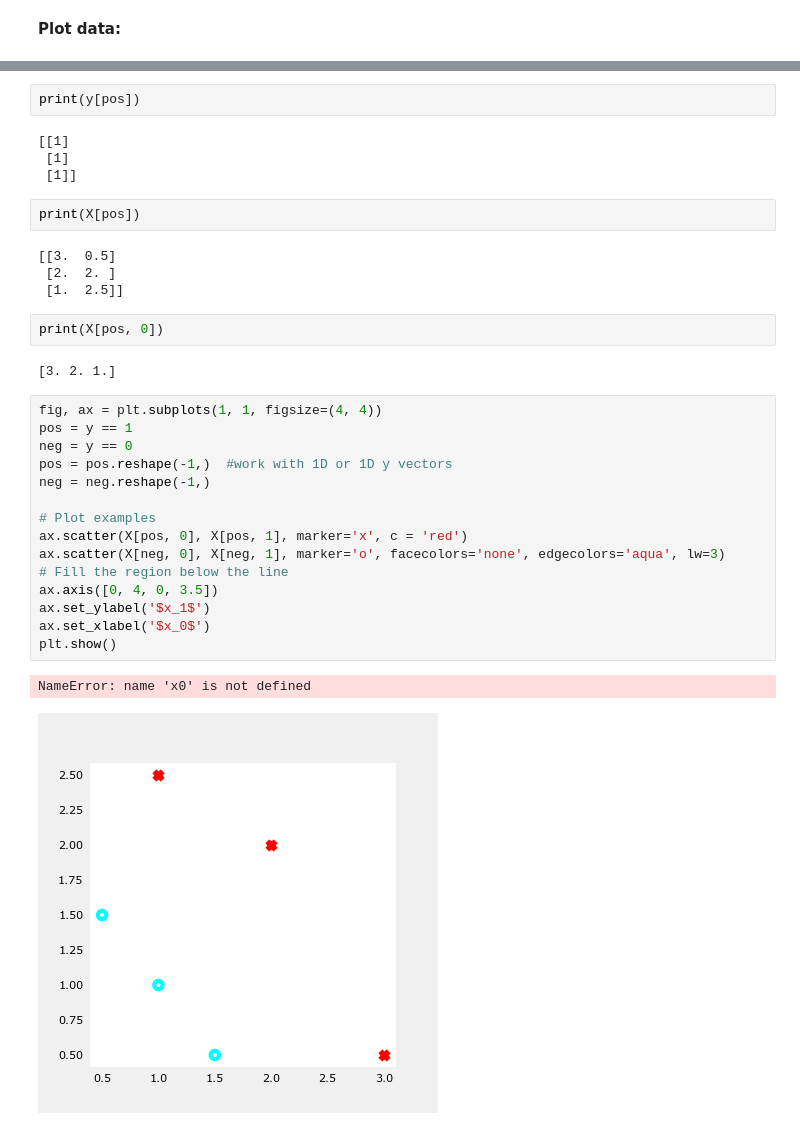
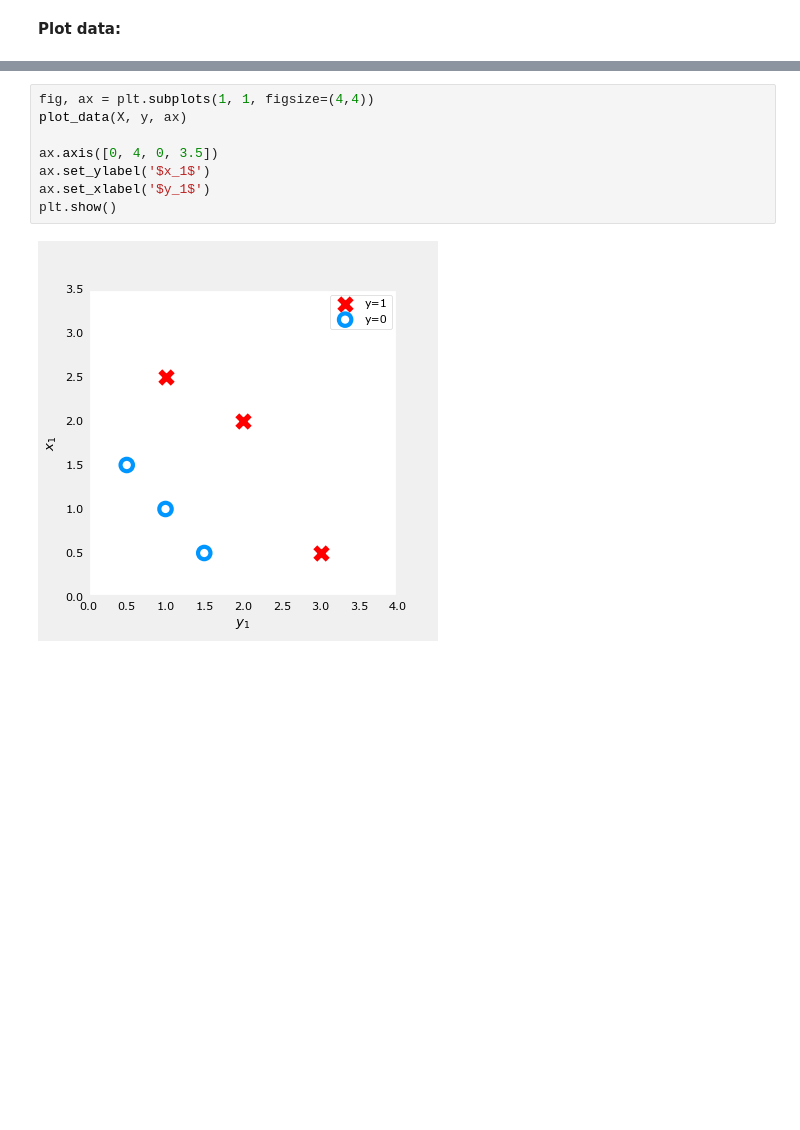
Before and after one commit to hridoynasah/Machine-Learning-Specialization, a Jupyter notebook: 1. Supervised Machine Learning/Week 3/LAB_W3/C1_W3_Lab03_Decision_Boundary.ipynb, the cells around one changed output, grey strips where cells are left out. Saved outputs shown, nothing was run; the diff lists cells and outputs as text; blank space fills up the shorter version.

```diff
--- a/1. Supervised Machine Learning/Week 3/LAB_W3/C1_W3_Lab03_Decision_Boundary.ipynb
+++ b/1. Supervised Machine Learning/Week 3/LAB_W3/C1_W3_Lab03_Decision_Boundary.ipynb
@@ -27,34 +19,10 @@ print(pos)
-# %%
-print(y[pos])
-# %% [output]
-[[1]
- [1]
- [1]]
-# %%
-print(X[pos])
-# %% [output]
-[[3.  0.5]
- [2.  2. ]
- [1.  2.5]]
-# %%
-print(X[pos, 0])
-# %% [output]
-[3. 2. 1.]
 # %%
-fig, ax = plt.subplots(1, 1, figsize=(4, 4))
-pos = y == 1
-neg = y == 0
-pos = pos.reshape(-1,)  #work with 1D or 1D y vectors
-neg = neg.reshape(-1,)
+fig, ax = plt.subplots(1, 1, figsize=(4,4))
+plot_data(X, y, ax)
 
-# Plot examples
-ax.scatter(X[pos, 0], X[pos, 1], marker='x', c = 'red')
-ax.scatter(X[neg, 0], X[neg, 1], marker='o', facecolors='none', edgecolors='aqua', lw=3)
-# Fill the region below the line
 ax.axis([0, 4, 0, 3.5])
 ax.set_ylabel('$x_1$')
-ax.set_xlabel('$x_0$')
+ax.set_xlabel('$y_1$')
 plt.show()
 # %% [output]
-NameError: name 'x0' is not defined
-[figure, old version]
+[figure, new version]
```
Also changed, not shown: parts of 4 cells of this notebook, 1 other file.
